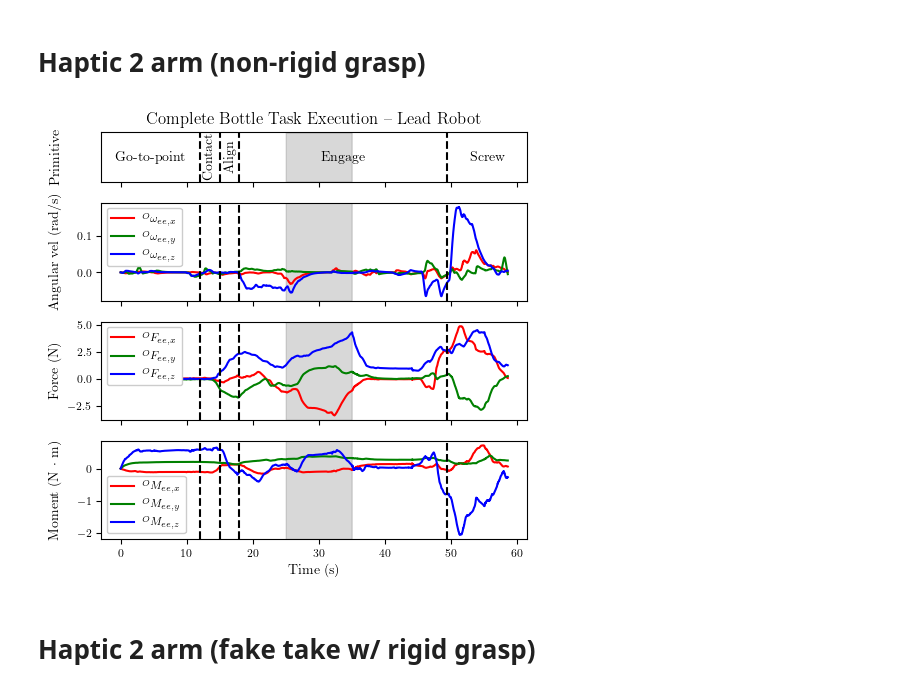
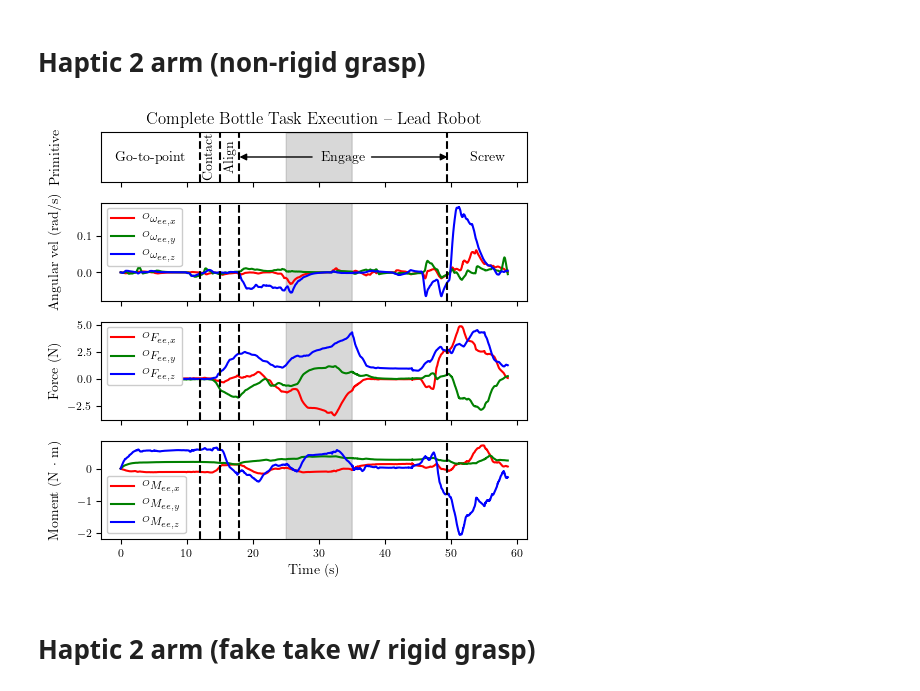
Before and after one commit to egalbally/LearningRobotSkills, a Jupyter notebook: plotter.ipynb, the cells around one changed output. Saved outputs shown, nothing was run; the diff lists cells and outputs as text; code cells hidden in the pictures.

```diff
--- a/plotter.ipynb
+++ b/plotter.ipynb
@@ -605,34 +605,39 @@ for i in range(n_plots):
         axs[i].legend(loc='lower left', framealpha=1)
     else:
         axs[i].legend(loc='upper left', framealpha=1)
 
 # label primitives
 primitive_labels = ["Go-to-point", "Contact", "Align", "Engage", "Screw"]
 primitive_label_rotations = ['horizontal', 'vertical', 'vertical', 'horizontal', 'horizontal']
 # primitive_labels = ["A", "B", "C", "D", "E"]
 xmin, xmax = axs[0].get_xlim()
 for i in range(len(primitive_timestamps)):
     if i == 0:
         axs[0].text((xmin + primitive_timestamps[i])/2, 0.5, primitive_labels[i],
                     va='center', ha='center', rotation=primitive_label_rotations[i])
     if i == len(primitive_timestamps)-1:
         axs[0].text((xmax + primitive_timestamps[i])/2, 0.5, primitive_labels[i+1],
                     va='center', ha='center', rotation=primitive_label_rotations[i+1])
     else:
         axs[0].text((primitive_timestamps[i+1] + primitive_timestamps[i])/2, 0.5, primitive_labels[i+1],
                     va='center', ha='center', rotation=primitive_label_rotations[i+1])
+        if i == 2:
+            axs[0].annotate(text='', xy=(primitive_timestamps[i],0.5), xytext=(primitive_timestamps[i+1]-20.5,0.5),
+                            arrowprops=dict(arrowstyle='-|>', shrinkA=0, shrinkB=0, mutation_scale=10, color='k'))
+            axs[0].annotate(text='', xy=(primitive_timestamps[i]+20,0.5), xytext=(primitive_timestamps[i+1],0.5),
+                            arrowprops=dict(arrowstyle='<|-', shrinkA=0, shrinkB=0, mutation_scale=10, color='k'))
 
 fig.align_ylabels()
 fig.tight_layout()
 
 axs[0].set_yticks([])
 axs[0].set_title("Complete Bottle Task Execution -- Lead Robot")
 plt.xlabel("Time (s)")
 
 plt.savefig('./data/plots/complete_task.svg', format='svg', dpi=1200)
 plt.show()
 # %% [output]
-[figure, old version]
+[figure, new version]
 # %%
 fig, axs = plt.subplots(3, 1, sharex=True, figsize=(8,6))
 color_list = ['r', 'g', 'b']
```
Also changed, not shown: parts of 1 cell of this notebook.
